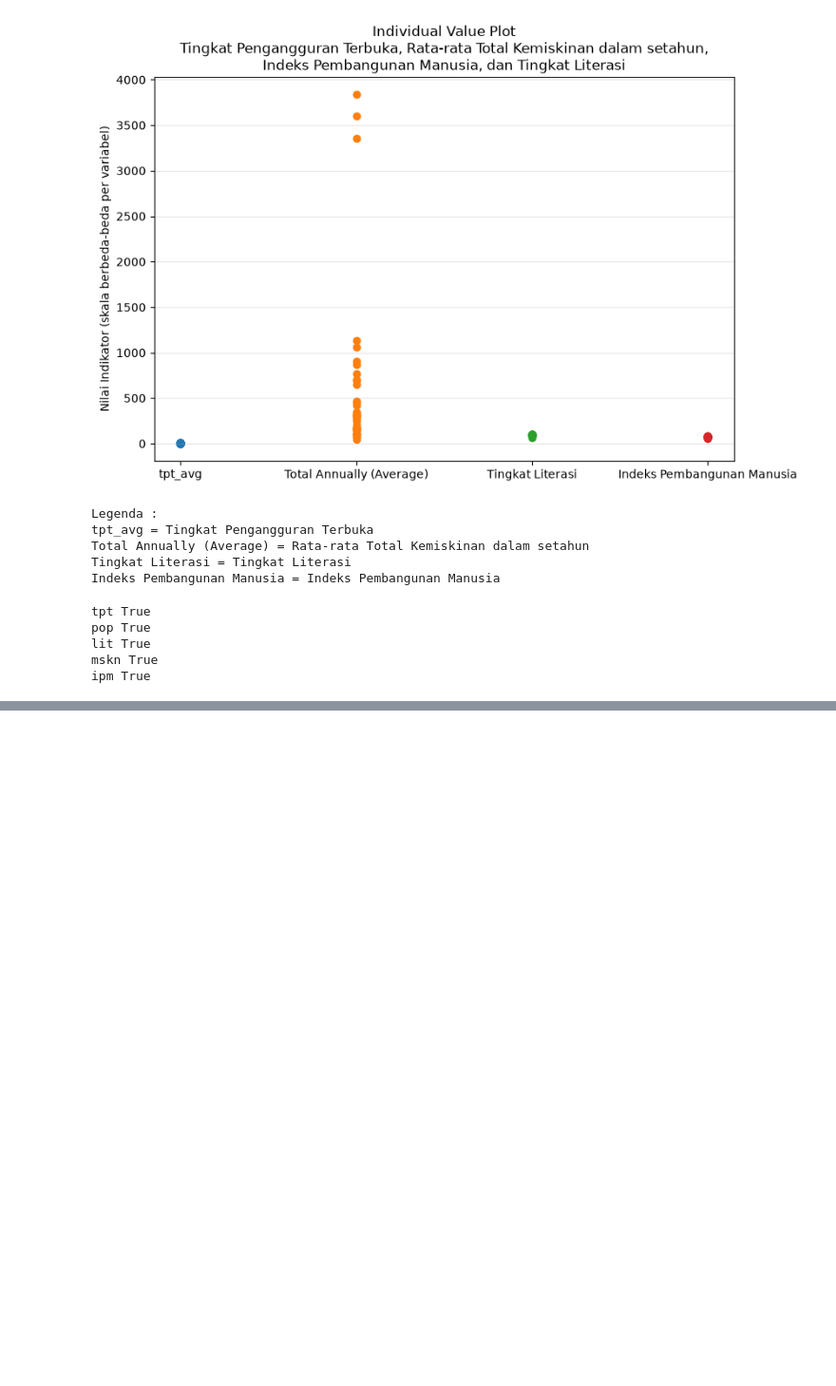
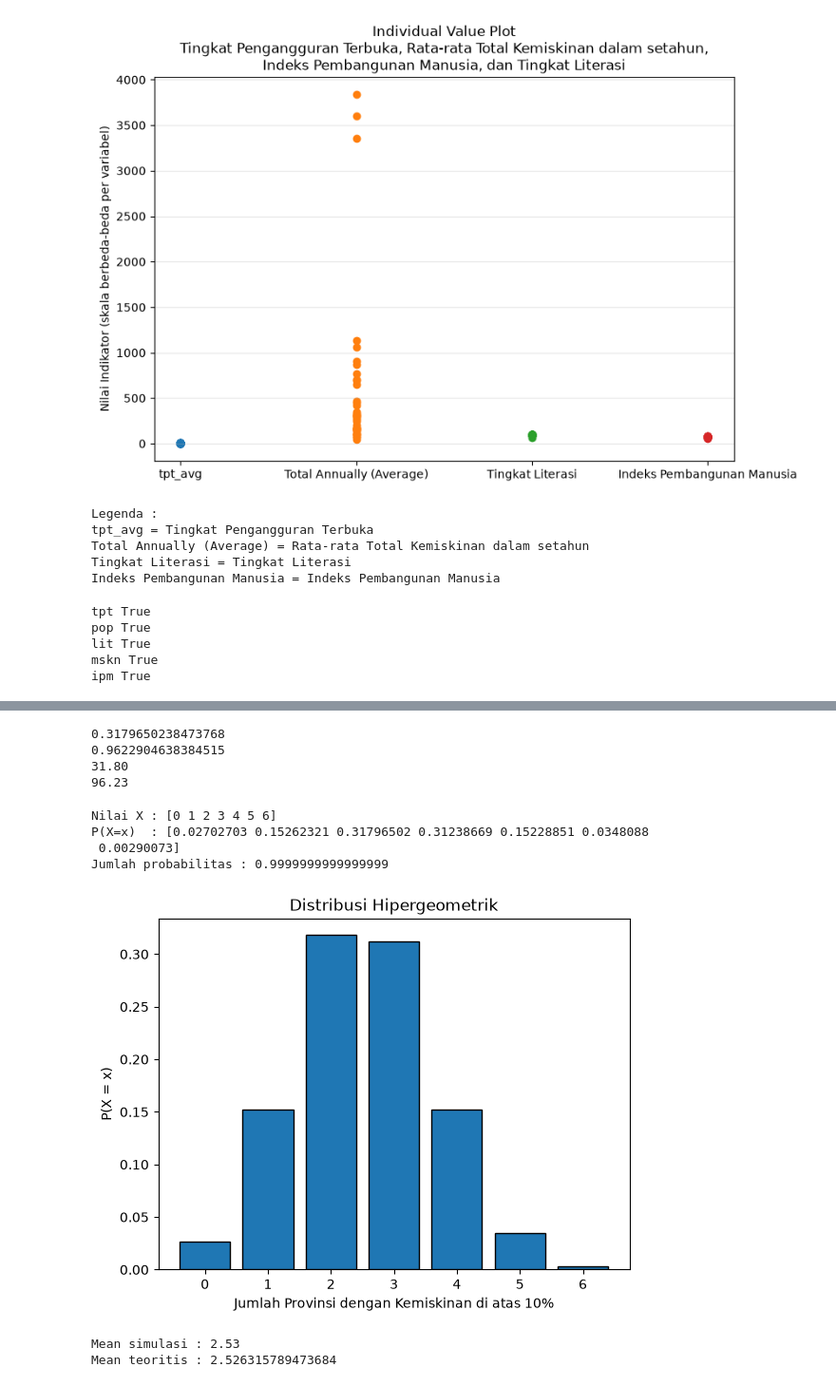
Before and after one commit to rifkiachmadfahrezyy/Tugas-Perkulyeahan, a Jupyter notebook: Statistika dasar/Untitled-1.ipynb, the cells around one changed output, grey strips where cells are left out. Shown at 95% size. Saved outputs shown, nothing was run; the diff lists cells and outputs as text; code cells hidden in the pictures; blank space fills up the shorter version.

```diff
--- a/Statistika dasar/Untitled-1.ipynb
+++ b/Statistika dasar/Untitled-1.ipynb
@@ -611,0 +767,58 @@ ipm True
+# %%
+p_tepat3 = hypergeom.pmf(2, N, K, n)
+p_maks3 = hypergeom.cdf(4, N, K, n)
+print(p_tepat3)
+print(p_maks3)
+p_maks3 = p_maks3 * 100
+p_tepat3 = p_tepat3 * 100
+print(f"{p_tepat3:.2f}")
+print(f"{p_maks3:.2f}")
+# %% [output]
+0.3179650238473768
+0.9622904638384515
+31.80
+96.23
+# %%
+N = 38
+K = 16
+n = 6
+
+x = np.arange(0, n + 1)
+
+p = hypergeom.pmf(x, N, K, n)
+
+print("Nilai X :", x)
+print("P(X=x)  :", p)
+print("Jumlah probabilitas :", p.sum())
+
+plt.bar(x, p, edgecolor='black')
+
+plt.xlabel("Jumlah Provinsi dengan Kemiskinan di atas 10%")
+plt.ylabel("P(X = x)")
+plt.title("Distribusi Hipergeometrik")
+
+plt.show()
+# %% [output]
+Nilai X : [0 1 2 3 4 5 6]
+P(X=x)  : [0.02702703 0.15262321 0.31796502 0.31238669 0.15228851 0.0348088
+ 0.00290073]
+Jumlah probabilitas : 0.9999999999999999
+[figure, added]
+# %%
+jumlah_simulasi = 1000
+
+hasil_simulasi = hypergeom.rvs(
+    M=N,
+    n=K,
+    N=n,
+    size=jumlah_simulasi
+)
+
+mean_simulasi = np.mean(hasil_simulasi)
+mean_teoritis = n * (K / N)
+
+print("Mean simulasi :", mean_simulasi)
+print("Mean teoritis :", mean_teoritis)
+# %% [output]
+Mean simulasi : 2.53
+Mean teoritis : 2.526315789473684
```
Also changed, not shown: parts of 13 cells of this notebook, 1 other file.
